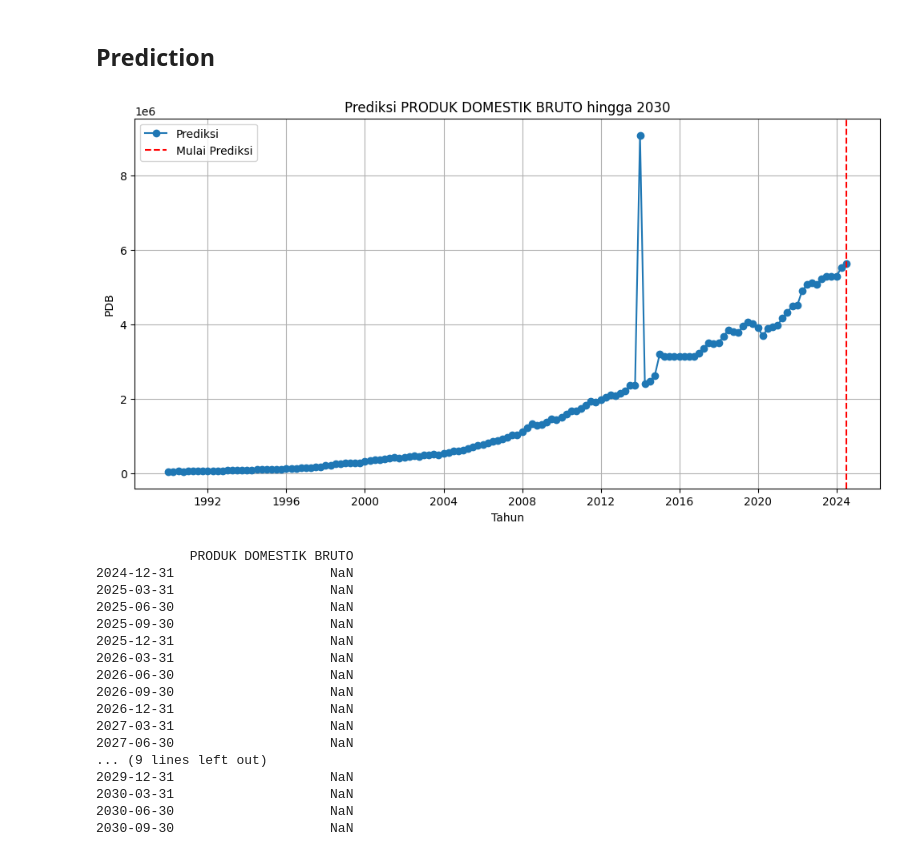
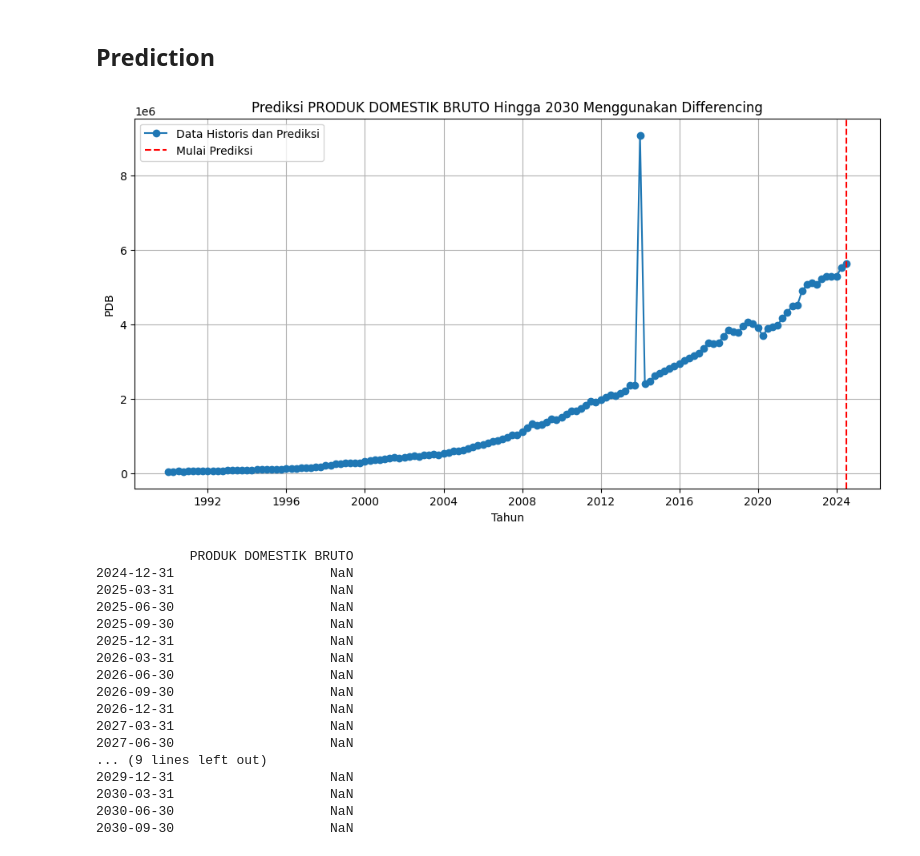
Before and after one commit to mbudis23/big-data-final-exam, a Jupyter notebook: notebooks/problem_1.ipynb, the cells around one changed output. Cells and saved outputs as stored; diff of their text form; code cells hidden in the pictures.

```diff
--- a/notebooks/problem_1.ipynb
+++ b/notebooks/problem_1.ipynb
@@ -28,3 +28,11 @@ plt.show()
 [figure]
 # %% [markdown]
 ## Cleaning Data
+# %%
+df['PRODUK DOMESTIK BRUTO'] = df['PRODUK DOMESTIK BRUTO'].interpolate(method='linear')
+plt.plot(df.index, df['PRODUK DOMESTIK BRUTO'], label='PRODUK DOMESTIK BRUTO')
+plt.title('Produk Domestik Bruto (PDB)')
+plt.xlabel('Waktu')
+plt.ylabel('Nilai PDB')
+plt.legend()
+plt.show()
@@ -30,0 +56,2 @@ plt.show()
+# %%
+df['PDB_DIFF'] = df['PRODUK DOMESTIK BRUTO'].diff().dropna()
@@ -31,7 +67,7 @@ plt.show()
 # %%
-model = ARIMA(df['PRODUK DOMESTIK BRUTO'], order=(1, 1, 1))
-model_fit = model.fit()
-df['PRODUK DOMESTIK BRUTO'] = df['PRODUK DOMESTIK BRUTO'].fillna(model_fit.predict())
+# model = ARIMA(df['PRODUK DOMESTIK BRUTO'], order=(1, 1, 1))
+# model_fit = model.fit()
+# df['PRODUK DOMESTIK BRUTO'] = df['PRODUK DOMESTIK BRUTO'].fillna(model_fit.predict())
 
-# df['PRODUK DOMESTIK BRUTO'] = df['PRODUK DOMESTIK BRUTO'].interpolate(method='linear')
+# # df['PRODUK DOMESTIK BRUTO'] = df['PRODUK DOMESTIK BRUTO'].interpolate(method='linear')
 # %%
@@ -72,4 +108,4 @@ p-value: 0.9965683888301475
 Data tidak stasioner. Lakukan differencing.
 # %%
+# # df['PRODUK DOMESTIK BRUTO_DIFF'] = df['PRODUK DOMESTIK BRUTO'].diff().dropna()
 # df['PRODUK DOMESTIK BRUTO_DIFF'] = df['PRODUK DOMESTIK BRUTO'].diff().dropna()
-df['PRODUK DOMESTIK BRUTO'] = df['PRODUK DOMESTIK BRUTO'].diff().dropna()
@@ -76,36 +116,51 @@ df['PRODUK DOMESTIK BRUTO'] = df['PRODUK DOMESTIK BRUTO'].diff().dropna()
 # %% [markdown]
 ## Prediction
 # %%
-# Membuat model ARIMA
-model = ARIMA(df['PRODUK DOMESTIK BRUTO'], order=(1, 1, 1))  # Sesuaikan order berdasarkan analisis ACF/PACF
+from statsmodels.tsa.arima.model import ARIMA
+import matplotlib.pyplot as plt
+import pandas as pd
+
+# Pastikan data bersih dan interpolasi nilai kosong
+df['PRODUK DOMESTIK BRUTO'] = df['PRODUK DOMESTIK BRUTO'].interpolate(method='linear')
+
+# Lakukan differencing untuk membuat data stasioner
+df['PDB_DIFF'] = df['PRODUK DOMESTIK BRUTO'].diff().dropna()
+
+# Buat model ARIMA menggunakan data differenced
+model = ARIMA(df['PDB_DIFF'].dropna(), order=(1, 0, 1))  # d=0 karena sudah differenced
 model_fit = model.fit()
 
-# Prediksi hingga 2030 (24 kuartal dari 2024 hingga 2030)
+# Prediksi 24 kuartal (hingga 2030)
 forecast_steps = (2030 - 2024) * 4
-forecast = model_fit.forecast(steps=forecast_steps)
+forecast_diff = model_fit.forecast(steps=forecast_steps)
 
-# Membuat DataFrame untuk prediksi
+# Kembalikan hasil prediksi ke skala asli
+forecast_cumsum = forecast_diff.cumsum()  # Cumulative sum untuk membalik differencing
+last_actual_value = df['PRODUK DOMESTIK BRUTO'].iloc[-1]
+forecast_original_scale = last_actual_value + forecast_cumsum
+
+# Membuat DataFrame prediksi
 future_dates = pd.date_range(start=df.index[-1] + pd.DateOffset(months=3), periods=forecast_steps, freq='Q')
-forecast_df = pd.DataFrame({'PRODUK DOMESTIK BRUTO': forecast}, index=future_dates)
+forecast_df = pd.DataFrame({'PRODUK DOMESTIK BRUTO': forecast_original_scale}, index=future_dates)
 
-# Gabungkan data historis dengan prediksi
-result = pd.concat([df, forecast_df])
+# Gabungkan data historis dan prediksi
+result = pd.concat([df[['PRODUK DOMESTIK BRUTO']], forecast_df])
 
-# Visualisasi hasil prediksi
+# Visualisasi
 plt.figure(figsize=(12, 6))
-plt.plot(result.index, result['PRODUK DOMESTIK BRUTO'], label='Prediksi', marker='o')
+plt.plot(result.index, result['PRODUK DOMESTIK BRUTO'], label='Data Historis dan Prediksi', marker='o')
 plt.axvline(x=df.index[-1], color='red', linestyle='--', label='Mulai Prediksi')
-plt.title('Prediksi PRODUK DOMESTIK BRUTO hingga 2030')
+plt.title('Prediksi PRODUK DOMESTIK BRUTO Hingga 2030 Menggunakan Differencing')
 plt.xlabel('Tahun')
 plt.ylabel('PDB')
 plt.legend()
 plt.grid()
 plt.show()
 
 # Menampilkan hasil prediksi
 print(forecast_df)
 # %% [output]
-[figure, old version]
+[figure, new version]
             PRODUK DOMESTIK BRUTO
 2024-12-31                    NaN
 2025-03-31                    NaN
```
Also changed, not shown: parts of 10 cells of this notebook, 2 other files.
